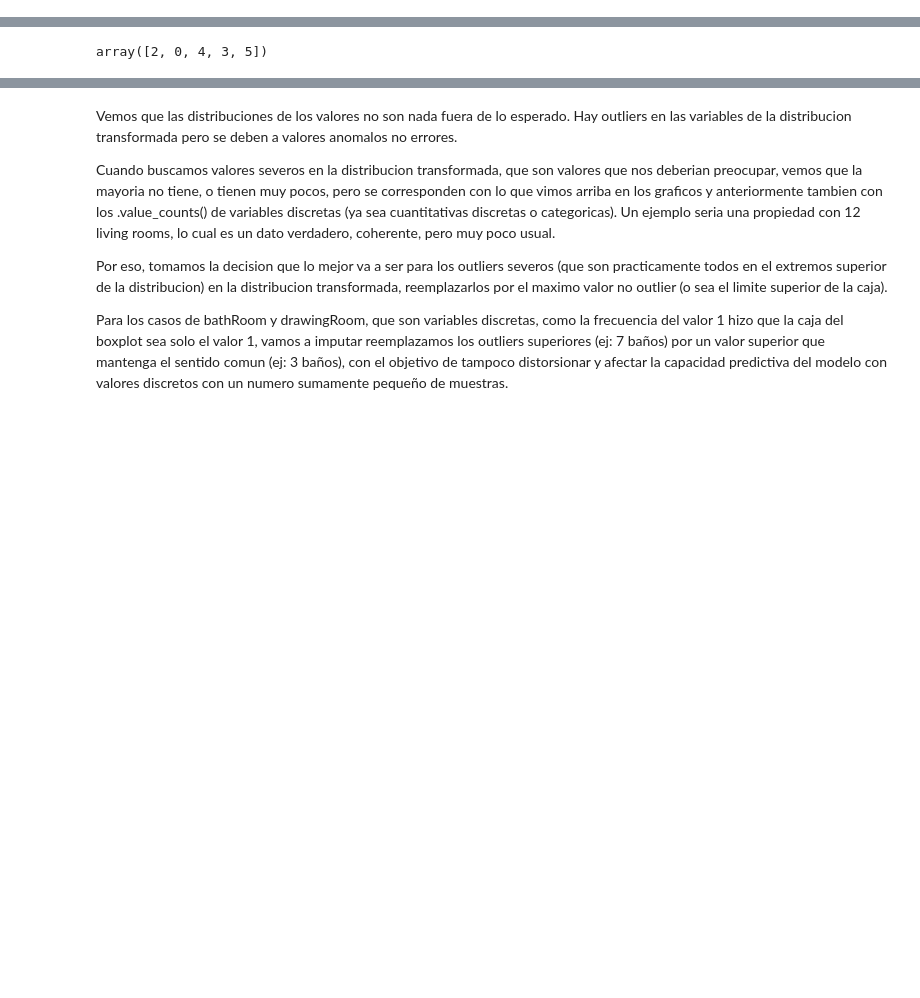
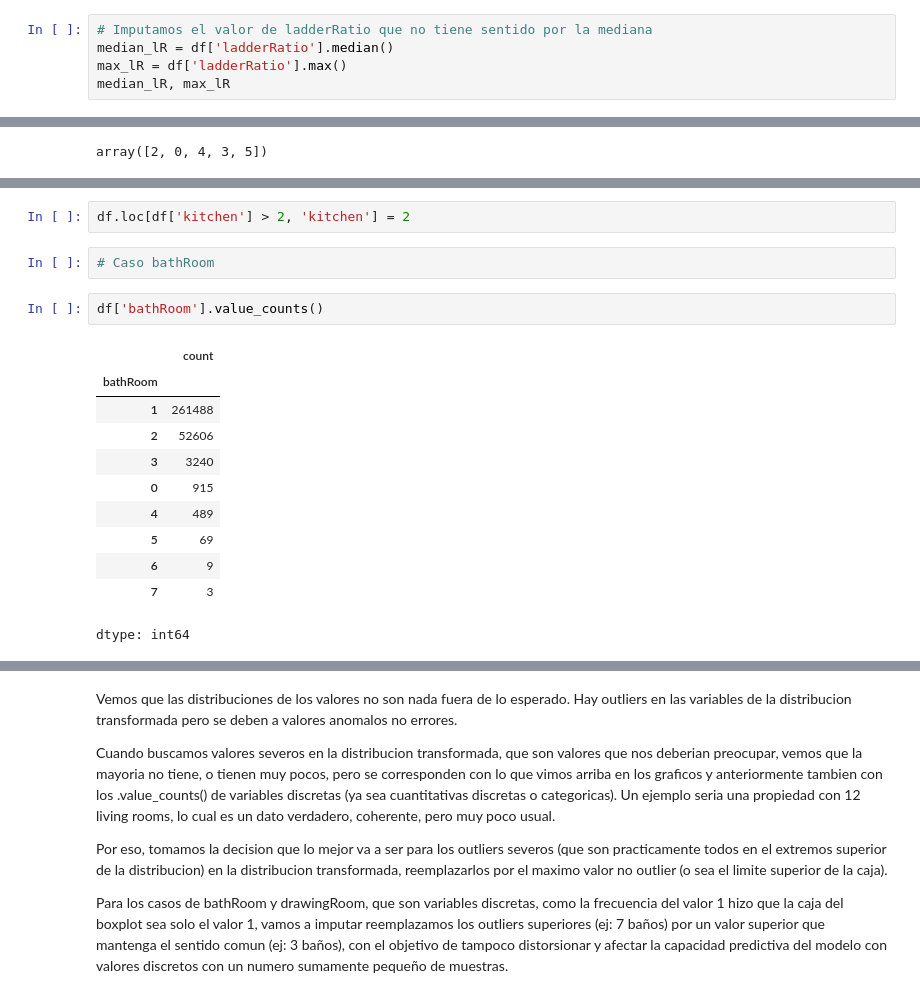
Before and after one commit to ichiP245/TP-Anal-tica-Descriptiva, a Jupyter notebook: notebooks/TP_Descriptiva.ipynb, the cells around one changed output, grey strips where cells are left out. Cells and saved outputs as stored; diff of their text form; blank space fills up the shorter version.

```diff
--- a/notebooks/TP_Descriptiva.ipynb
+++ b/notebooks/TP_Descriptiva.ipynb
@@ -726,0 +750,5 @@ Numero de outliers IQR detectados en la distribucion transformada: 4
+# %%
+# Imputamos el valor de ladderRatio que no tiene sentido por la mediana
+median_lR = df['ladderRatio'].median()
+max_lR = df['ladderRatio'].max()
+median_lR, max_lR
@@ -752,0 +818,18 @@ df.loc[df['livingRoom'] > 7, 'livingRoom'] = 7
+# %%
+df.loc[df['kitchen'] > 2, 'kitchen'] = 2
+# %%
+# Caso bathRoom
+# %%
+df['bathRoom'].value_counts()
+# %% [output]
+|  | count |
+| bathRoom |  |
+| 1 | 261488 |
+| 2 | 52606 |
+| 3 | 3240 |
+| 0 | 915 |
+| 4 | 489 |
+| 5 | 69 |
+| 6 | 9 |
+| 7 | 3 |
+dtype: int64
```
Also changed, not shown: parts of 86 cells of this notebook.
